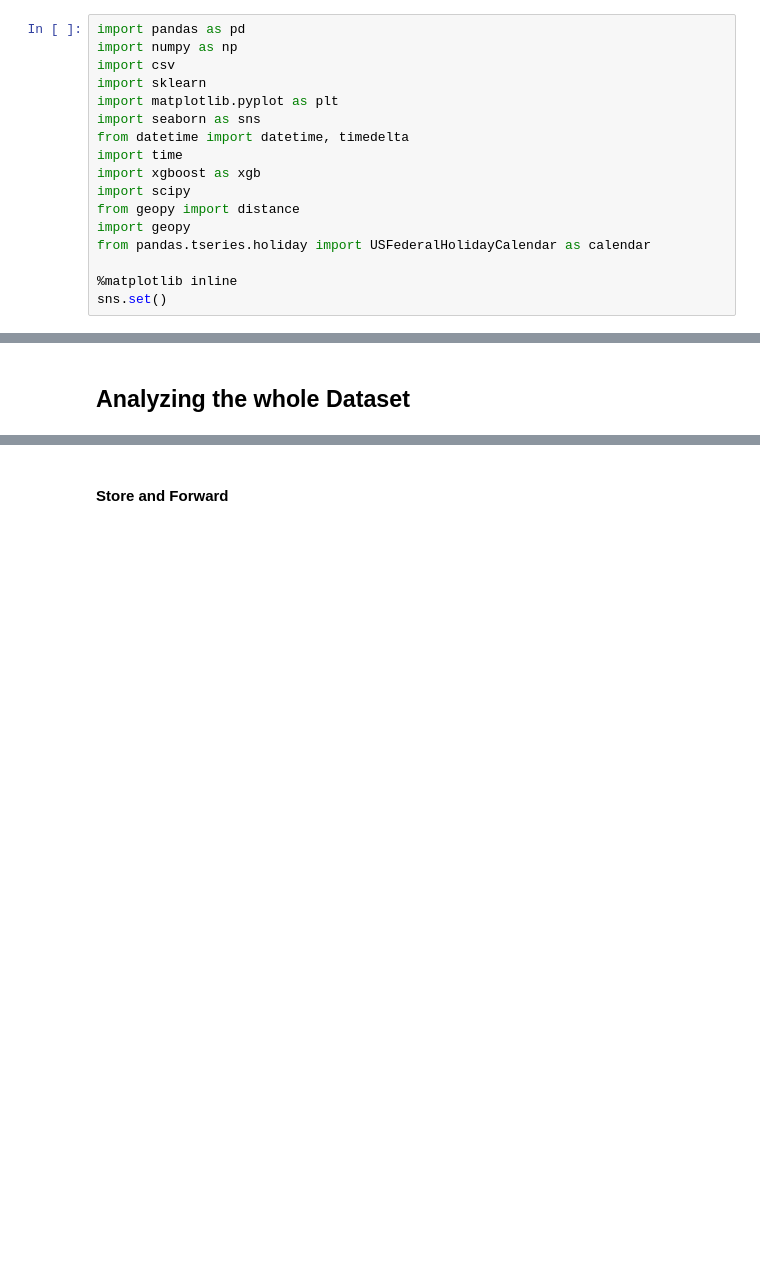
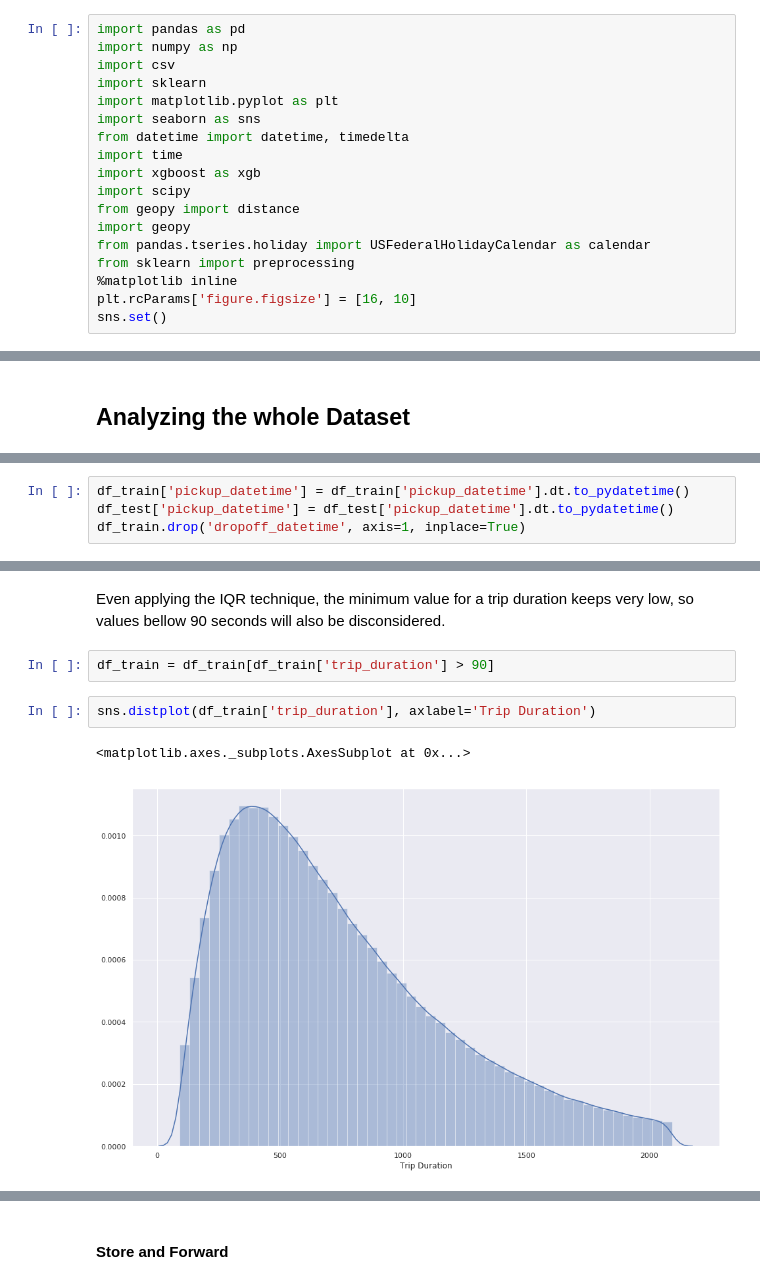
Before and after one commit to falkets/udacity_capstone_project, a Jupyter notebook: report.ipynb, the cells around one changed output, grey strips where cells are left out. Drawn from its saved outputs; the diff is of its cells as text; blank space fills up the shorter version.

```diff
--- a/report.ipynb
+++ b/report.ipynb
@@ -12,6 +12,7 @@ import scipy
 from geopy import distance
 import geopy
 from pandas.tseries.holiday import USFederalHolidayCalendar as calendar
-
+from sklearn import preprocessing
 %matplotlib inline
+plt.rcParams['figure.figsize'] = [16, 10]
 sns.set()
@@ -96,0 +88,4 @@ dtype: int64
+# %%
+df_train['pickup_datetime'] = df_train['pickup_datetime'].dt.to_pydatetime()
+df_test['pickup_datetime'] = df_test['pickup_datetime'].dt.to_pydatetime()
+df_train.drop('dropoff_datetime', axis=1, inplace=True)
@@ -96,0 +126,9 @@ dtype: int64
+# %% [markdown]
+Even applying the IQR technique, the minimum value for a trip duration keeps very low, so values bellow 90 seconds will also be disconsidered.
+# %%
+df_train = df_train[df_train['trip_duration'] > 90]
+# %%
+sns.distplot(df_train['trip_duration'], axlabel='Trip Duration')
+# %% [output]
+<matplotlib.axes._subplots.AxesSubplot at 0x...>
+[figure, added]
```
Also changed, not shown: parts of 48 cells of this notebook.
